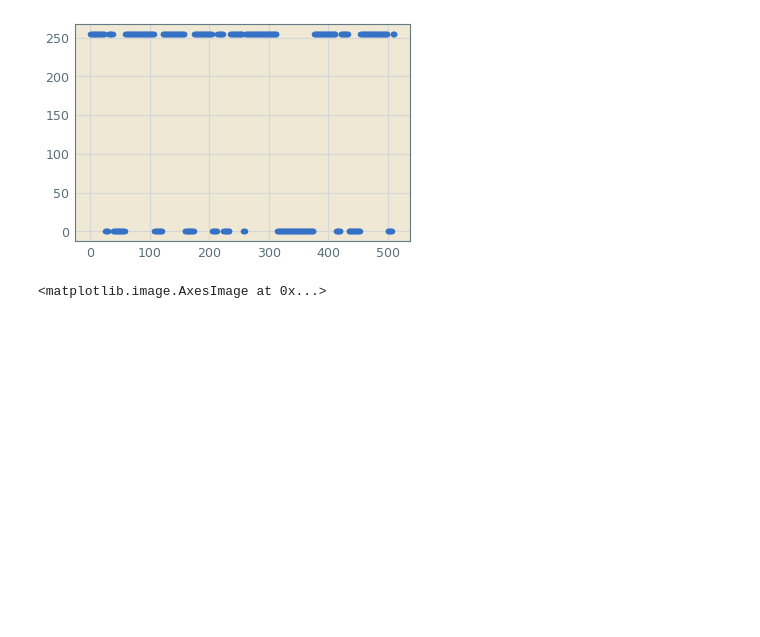
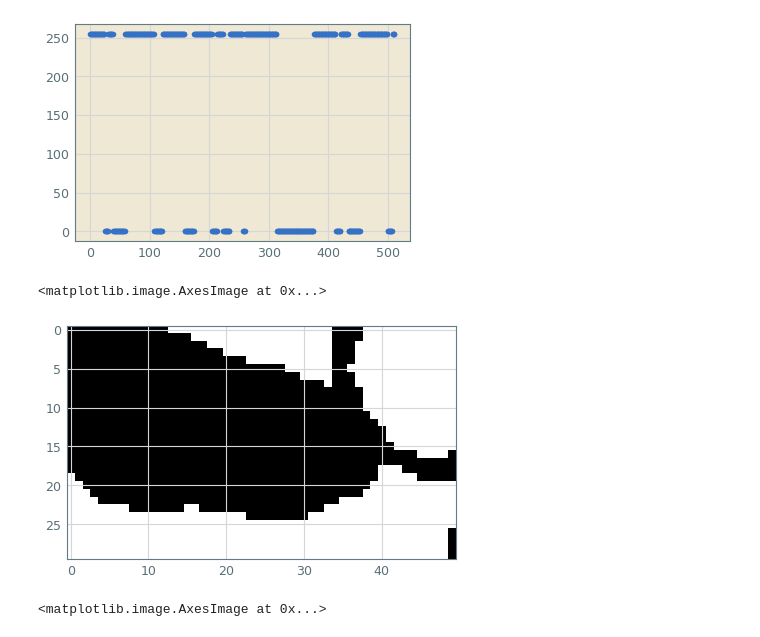
Before and after one commit to bbli/UNet, a Jupyter notebook: ISBI.ipynb, the cells around one changed output. Cells and saved outputs as stored; diff of their text form; code cells hidden in the pictures; blank space fills up the shorter version.

```diff
--- a/ISBI.ipynb
+++ b/ISBI.ipynb
@@ -30,6 +30,11 @@ plot(256)
 plot(322)
 # %% [output]
 [figure]
+# %%
+io.imshow(pic[220:250,150:200])
+# %% [output]
+<matplotlib.image.AxesImage at 0x...>
+[figure, added]
 # %%
 io.imshow(pic)
 # %% [output]
```
Also changed, not shown: 3 other files.
